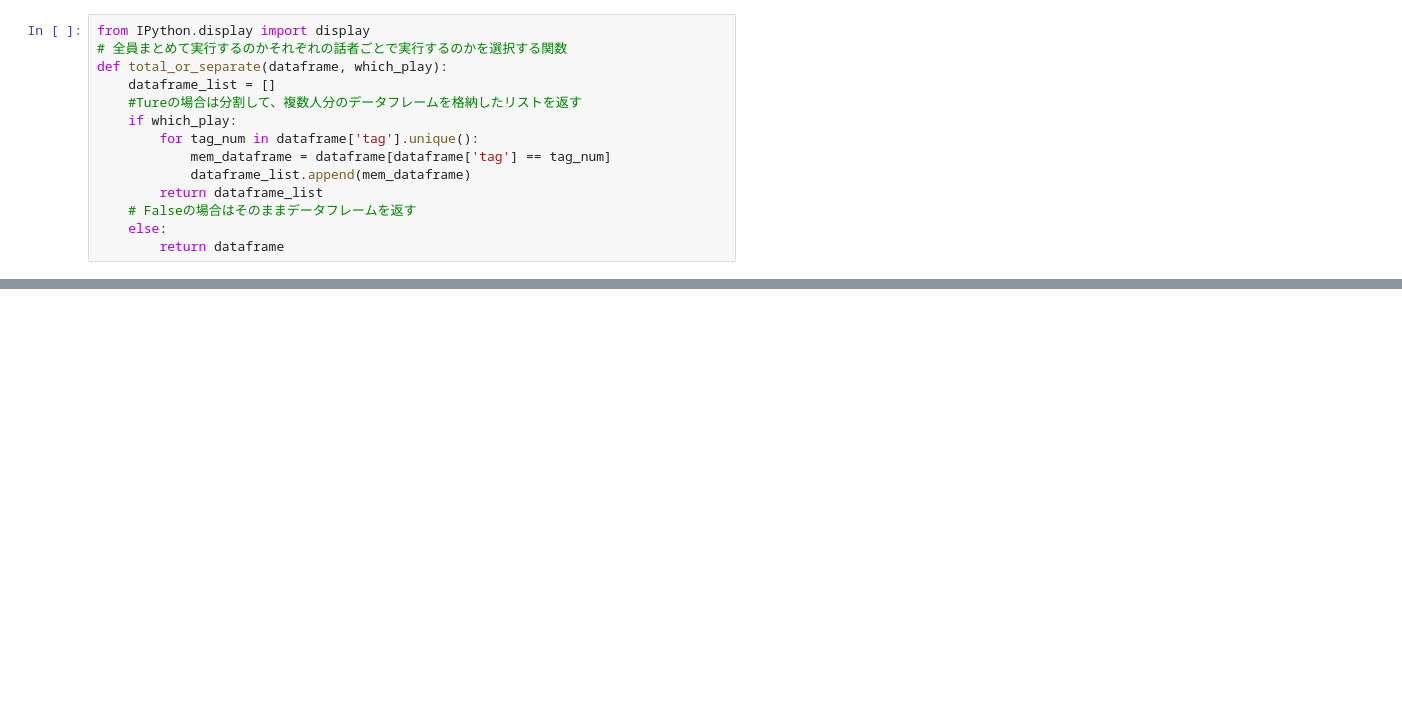
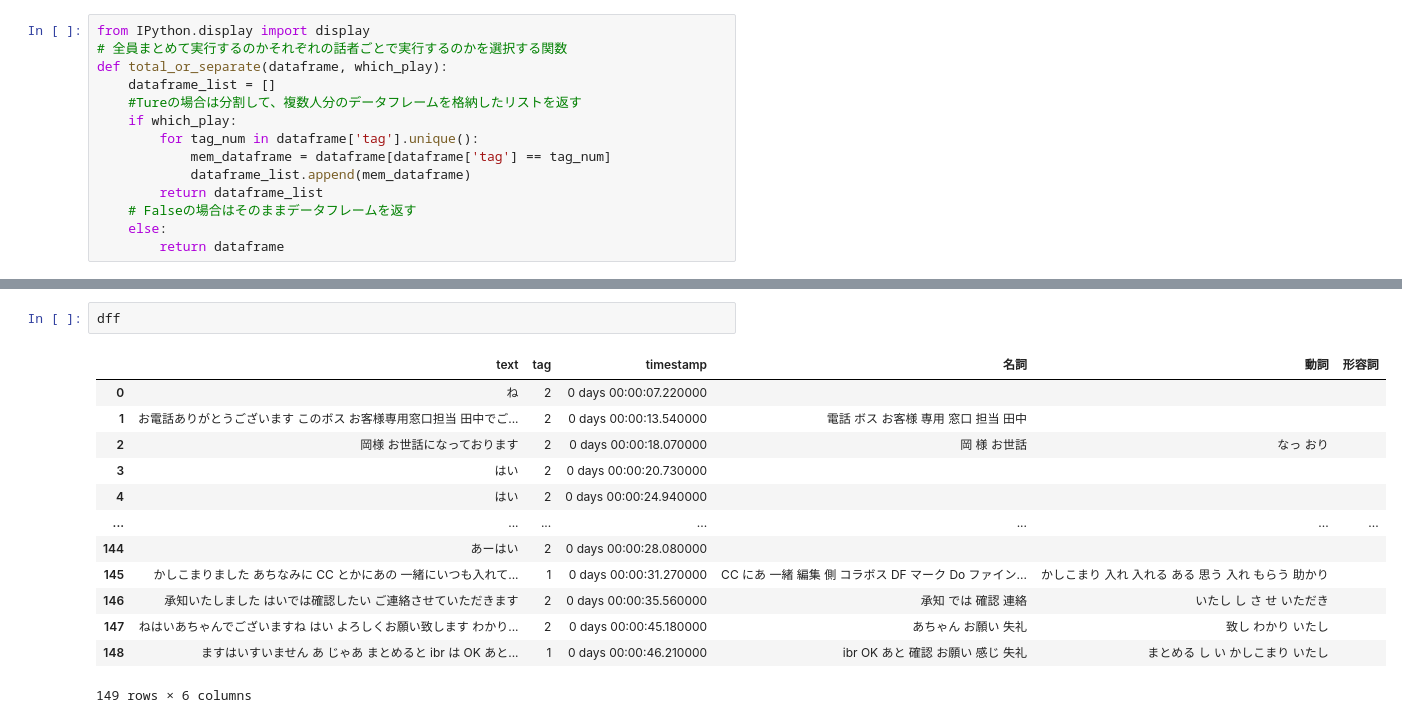
Before and after one commit to Apoaporon/training_python, a Jupyter notebook: Transcription/Textmining.ipynb, the cells around one changed output, grey strips where cells are left out. Drawn from its saved outputs; the diff is of its cells as text; blank space fills up the shorter version.

```diff
--- a/Transcription/Textmining.ipynb
+++ b/Transcription/Textmining.ipynb
@@ -344,0 +351,16 @@ Creating an ndarray from ragged nested sequences (which is a list-or-tuple of li
+# %%
+dff
+# %% [output]
+|  | text | tag | timestamp | 名詞 | 動詞 | 形容詞 |
+| 0 | ね | 2 | 0 days 00:00:07.220000 |  |  |  |
+| 1 | お電話ありがとうございます このボス お客様専用窓口担当 田中でご... | 2 | 0 days 00:00:13.540000 | 電話 ボス お客様 専用 窓口 担当 田中 |  |  |
+| 2 | 岡様 お世話になっております | 2 | 0 days 00:00:18.070000 | 岡 様 お世話 | なっ おり |  |
+| 3 | はい | 2 | 0 days 00:00:20.730000 |  |  |  |
+| 4 | はい | 2 | 0 days 00:00:24.940000 |  |  |  |
+| ... | ... | ... | ... | ... | ... | ... |
+| 144 | あーはい | 2 | 0 days 00:00:28.080000 |  |  |  |
+| 145 | かしこまりました あちなみに CC とかにあの 一緒にいつも入れて... | 1 | 0 days 00:00:31.270000 | CC にあ 一緒 編集 側 コラボス DF マーク Do ファイン... | かしこまり 入れ 入れる ある 思う 入れ もらう 助かり |  |
+| 146 | 承知いたしました はいでは確認したい ご連絡させていただきます | 2 | 0 days 00:00:35.560000 | 承知 では 確認 連絡 | いたし し さ せ いただき |  |
+| 147 | ねはいあちゃんでございますね はい よろしくお願い致します わかり... | 2 | 0 days 00:00:45.180000 | あちゃん お願い 失礼 | 致し わかり いたし |  |
+| 148 | ますはいすいません あ じゃあ まとめると ibr は OK あと... | 1 | 0 days 00:00:46.210000 | ibr OK あと 確認 お願い 感じ 失礼 | まとめる し い かしこまり いたし |  |
+149 rows × 6 columns
```
Also changed, not shown: parts of 8 cells of this notebook.
